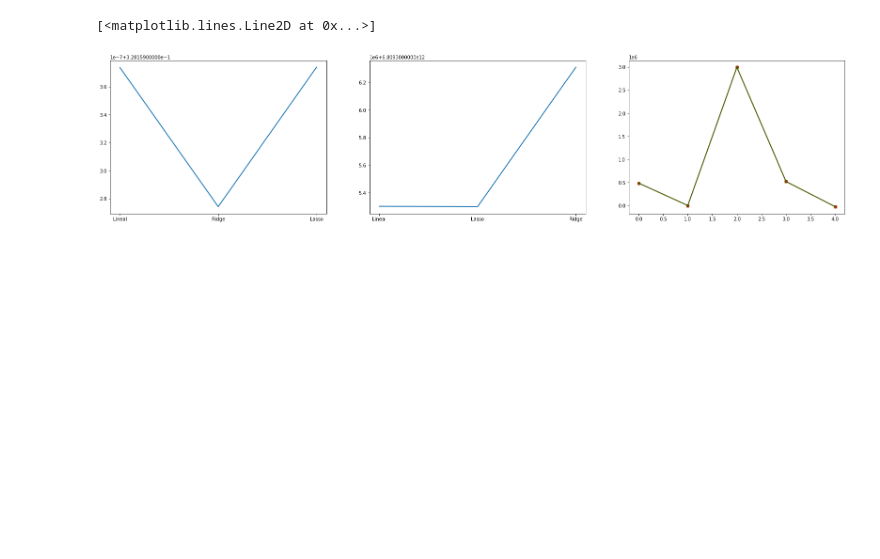
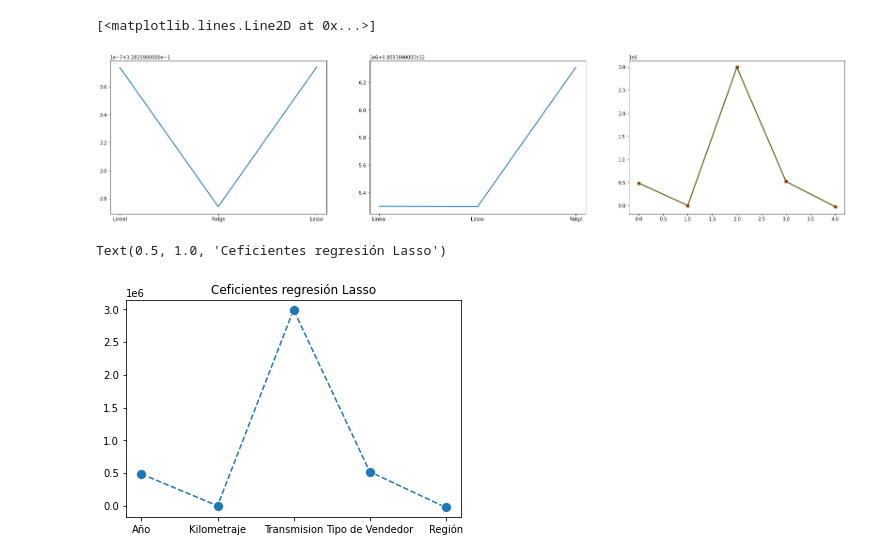
Before and after one commit to AlonsoCasanova/Proyecto-IMT2200, a Jupyter notebook: analisis.ipynb, the cells around one changed output. Cells and saved outputs as stored; diff of their text form; code cells hidden in the pictures; blank space fills up the shorter version.

```diff
--- a/analisis.ipynb
+++ b/analisis.ipynb
@@ -475,3 +480,9 @@ ax3.plot(np.array([i for i in range(5)]), coef_regresiones['Ridge'], color='Gree
 # %% [output]
 [<matplotlib.lines.Line2D at 0x...>]
 [figure]
+# %%
+sns.lineplot(y=lasso.coef_, x=['Año', 'Kilometraje', 'Transmision', 'Tipo de Vendedor', 'Región'], marker='o', markersize=10, linestyle='--')
+plt.title('Ceficientes regresión Lasso')
+# %% [output]
+Text(0.5, 1.0, 'Ceficientes regresión Lasso')
+[figure, added]
```
Also changed, not shown: parts of 1 cell of this notebook, 1 other file.
